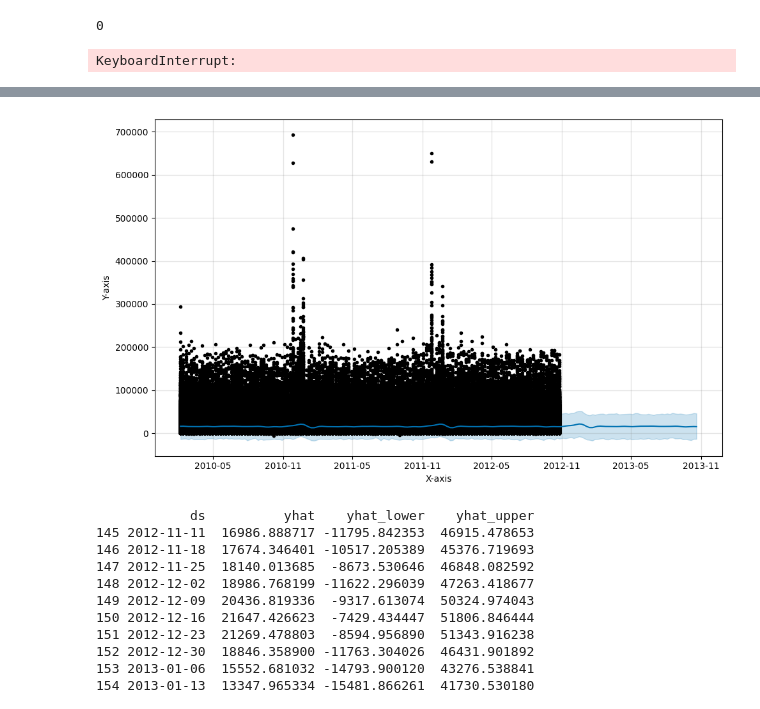
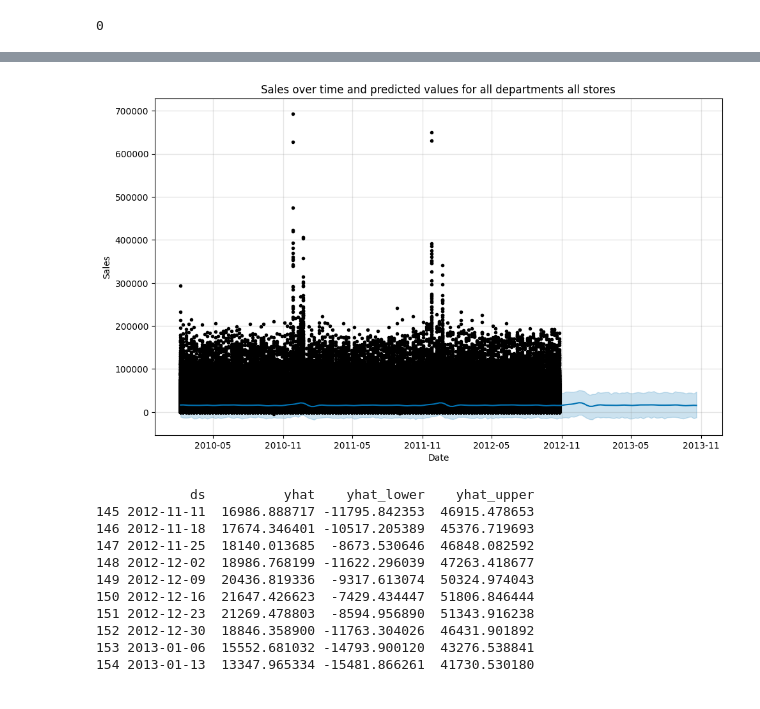
Before and after one commit to tanzhu91/Retail-Data-Analytics, a Jupyter notebook: notebooks/retail_data_analysis.ipynb, the cells around one changed output, grey strips where cells are left out. Drawn from its saved outputs; the diff is of its cells as text; code cells hidden in the pictures.

```diff
--- a/notebooks/retail_data_analysis.ipynb
+++ b/notebooks/retail_data_analysis.ipynb
@@ -553,14 +551,3 @@ from statsmodels.tsa.stattools import adfuller
-# %%
-result = adfuller(data['Weekly_Sales'])
-print("ADF Statistic:", result[0])
-print("p-value:", result[1])
-
-if result[1] < 0.05:
-    print("The series is stationary.")
-else:
-    print("The series is not stationary.")
-# %% [output]
-KeyboardInterrupt:
 # %%
 from prophet import Prophet
 
@@ -580,6 +567,9 @@ model.plot(forecast)
 
 
 
-
+plt.title('Sales over time and predicted values for all departments all stores')
+plt.xlabel('Date')
+plt.ylabel('Sales')
 plt.show()
+plt.show()
 # %% [output]
@@ -588,4 +578,4 @@ plt.show()
-[figure, old version]
+[figure, new version]
 # %%
 print(forecast[['ds', 'yhat', 'yhat_lower', 'yhat_upper']].tail(50))
 # %% [output]
```
Also changed, not shown: parts of 7 cells of this notebook.
